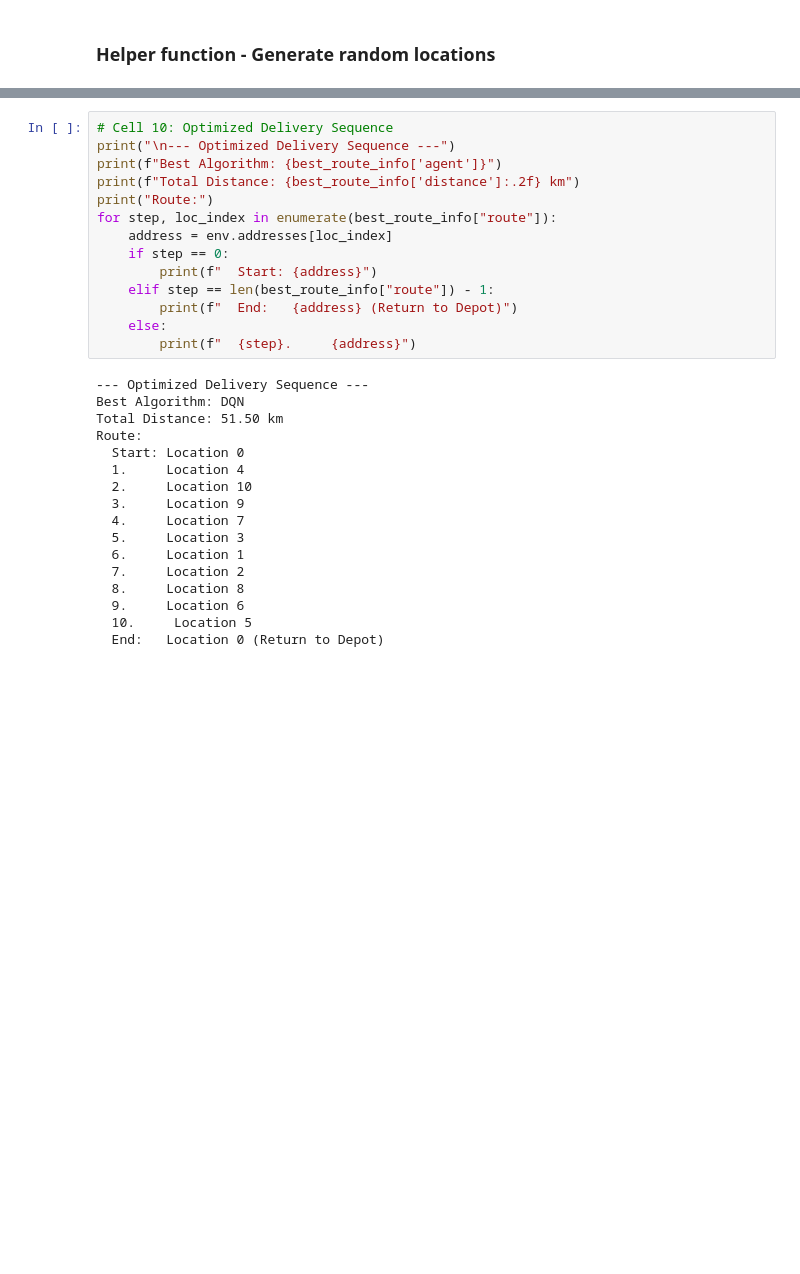
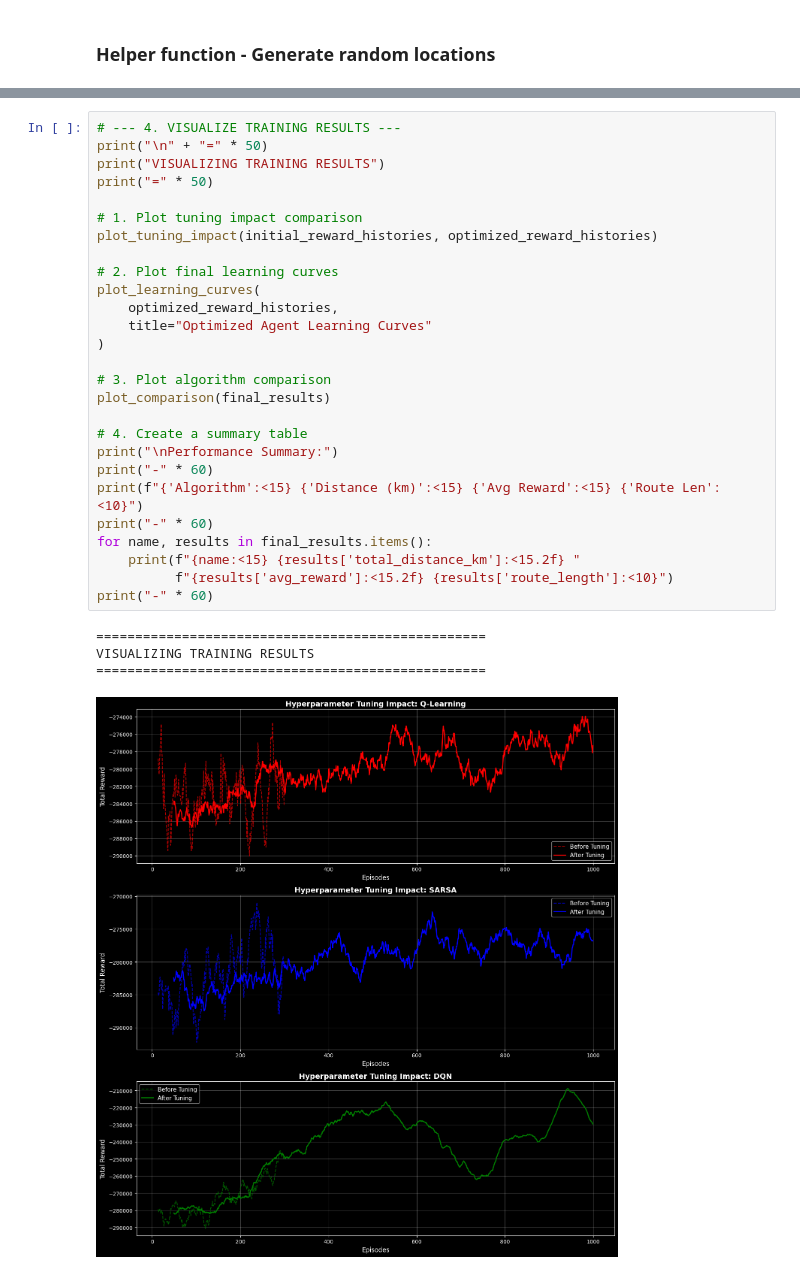
Before and after one commit to s3527013/AI_ICA, a Jupyter notebook: delivery_optimisation.ipynb, the cells around one changed output, grey strips where cells are left out. Cells and saved outputs as stored; diff of their text form; blank space fills up the shorter version.

```diff
--- a/delivery_optimisation.ipynb
+++ b/delivery_optimisation.ipynb
@@ -250,31 +691,32 @@ Google AI analysis failed: 404 models/gemini-pro is not found for API version v1
 # %%
-# Cell 10: Optimized Delivery Sequence
-print("\n--- Optimized Delivery Sequence ---")
-print(f"Best Algorithm: {best_route_info['agent']}")
-print(f"Total Distance: {best_route_info['distance']:.2f} km")
-print("Route:")
-for step, loc_index in enumerate(best_route_info["route"]):
-    address = env.addresses[loc_index]
-    if step == 0:
-        print(f"  Start: {address}")
-    elif step == len(best_route_info["route"]) - 1:
-        print(f"  End:   {address} (Return to Depot)")
-    else:
-        print(f"  {step}.     {address}")
+# --- 4. VISUALIZE TRAINING RESULTS ---
+print("\n" + "=" * 50)
+print("VISUALIZING TRAINING RESULTS")
+print("=" * 50)
+
+# 1. Plot tuning impact comparison
+plot_tuning_impact(initial_reward_histories, optimized_reward_histories)
+
+# 2. Plot final learning curves
+plot_learning_curves(
+    optimized_reward_histories,
+    title="Optimized Agent Learning Curves"
+)
+
+# 3. Plot algorithm comparison
+plot_comparison(final_results)
+
+# 4. Create a summary table
+print("\nPerformance Summary:")
+print("-" * 60)
+print(f"{'Algorithm':<15} {'Distance (km)':<15} {'Avg Reward':<15} {'Route Len':<10}")
+print("-" * 60)
+for name, results in final_results.items():
+    print(f"{name:<15} {results['total_distance_km']:<15.2f} "
+          f"{results['avg_reward']:<15.2f} {results['route_length']:<10}")
+print("-" * 60)
 # %% [output]
---- Optimized Delivery Sequence ---
-Best Algorithm: DQN
-Total Distance: 51.50 km
-Route:
-  Start: Location 0
-  1.     Location 4
-  2.     Location 10
-  3.     Location 9
-  4.     Location 7
-  5.     Location 3
-  6.     Location 1
-  7.     Location 2
-  8.     Location 8
-  9.     Location 6
-  10.     Location 5
-  End:   Location 0 (Return to Depot)
+==================================================
+VISUALIZING TRAINING RESULTS
+==================================================
+[figure, added]
```
Also changed, not shown: parts of 22 cells of this notebook, 8 other files.
